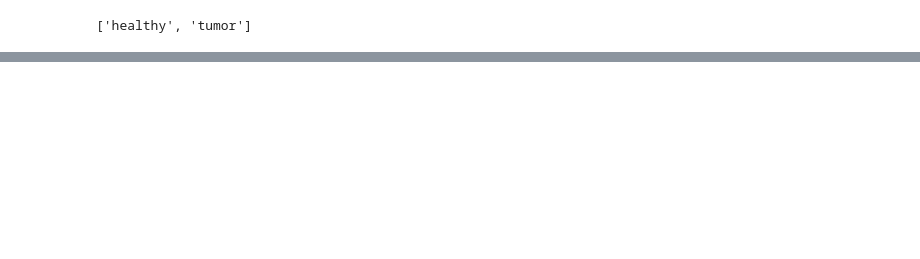
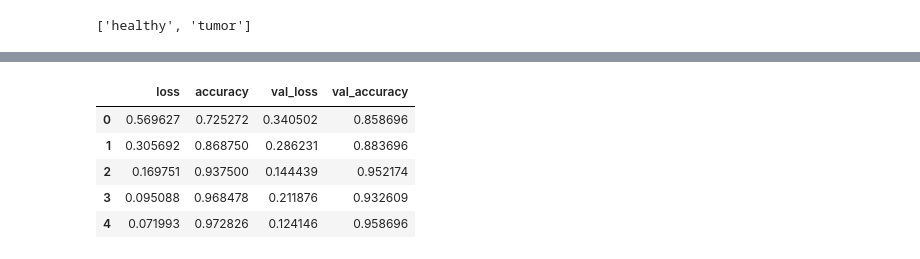
Before and after one commit to Lackyjian/Brain_tumor_detection_using_CNN, a Jupyter notebook: brain-tumor-detection.ipynb, the cells around one changed output, grey strips where cells are left out. Saved outputs shown, nothing was run; the diff lists cells and outputs as text; code cells hidden in the pictures; blank space fills up the shorter version.

```diff
--- a/brain-tumor-detection.ipynb
+++ b/brain-tumor-detection.ipynb
@@ -185,2 +205,11 @@ Epoch 10/10
+# %%
+history_frame.head()
+# %% [output]
+|  | loss | accuracy | val_loss | val_accuracy |
+| 0 | 0.569627 | 0.725272 | 0.340502 | 0.858696 |
+| 1 | 0.305692 | 0.868750 | 0.286231 | 0.883696 |
+| 2 | 0.169751 | 0.937500 | 0.144439 | 0.952174 |
+| 3 | 0.095088 | 0.968478 | 0.211876 | 0.932609 |
+| 4 | 0.071993 | 0.972826 | 0.124146 | 0.958696 |
 # %%
 evaluation = model.evaluate(val_set)
```
Also changed, not shown: parts of 25 cells of this notebook.
